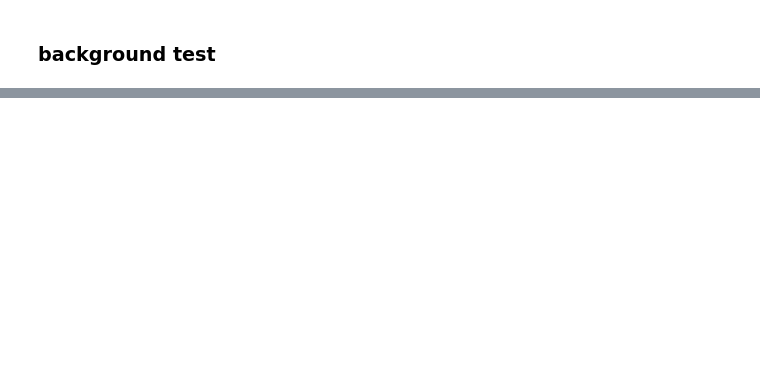
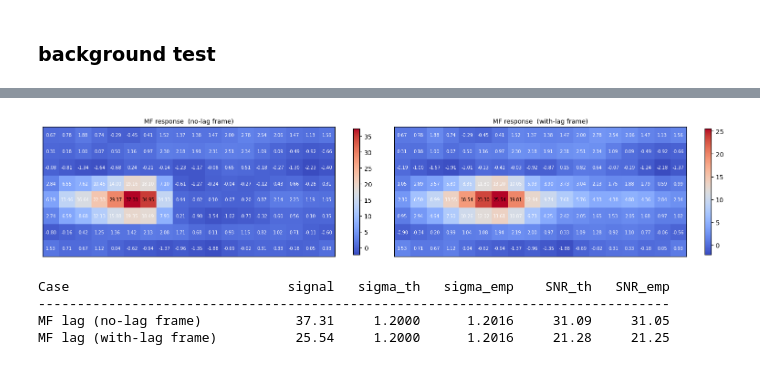
Before and after one commit to dotamh/ZP8_algo_lab, a Jupyter notebook: imagelag_filter.ipynb, the cells around one changed output, grey strips where cells are left out. Saved outputs shown, nothing was run; the diff lists cells and outputs as text; code cells hidden in the pictures; blank space fills up the shorter version.

```diff
--- a/imagelag_filter.ipynb
+++ b/imagelag_filter.ipynb
@@ -645,0 +648,35 @@ A=200  PSF peak=47.7  lag peak=12.13  mask px=16
+# %%
+# ── 应用 MF 到图像，计算 SNR ─────────────────────────────────────────────
+resp_mf_nl = flt_.matched(frame_nl - flt_.bias, tmpl_lag)
+resp_mf_wl = flt_.matched(frame_wl - flt_.bias, tmpl_lag)
+
+# ── Heatmap（局部裁剪，与 box 一致）─────────────────────────────────────
+sl_mf = (slice(CY - half, CY + half), slice(CX - half, CX + half + T // 2))
+fig, axes = plt.subplots(1, 2, figsize=(16, 4))
+annotated_heatmap(axes[0], resp_mf_nl[sl_mf], 'MF response  (no-lag frame)',   fmt='{:.2f}', fontsize=7)
+annotated_heatmap(axes[1], resp_mf_wl[sl_mf], 'MF response  (with-lag frame)', fmt='{:.2f}', fontsize=7)
+plt.tight_layout()
+plt.show()
+
+# ── SNR 表格 ──────────────────────────────────────────────────────────────
+s_mf_nl = resp_mf_nl.max()
+s_mf_wl = resp_mf_wl.max()
+sigma_mf_th     = flt_.rn
+sigma_mf_nl_emp = flt_.sigma_empirical(resp_mf_nl, CX, CY)
+sigma_mf_wl_emp = flt_.sigma_empirical(resp_mf_wl, CX, CY)
+
+hdr = f"{'Case':28s}  {'signal':>8}  {'sigma_th':>9}  {'sigma_emp':>10}  {'SNR_th':>8}  {'SNR_emp':>8}"
+print(hdr)
+print('-' * len(hdr))
+for name, s, s_emp in [
+    ('MF lag (no-lag frame)',   s_mf_nl, sigma_mf_nl_emp),
+    ('MF lag (with-lag frame)', s_mf_wl, sigma_mf_wl_emp),
+]:
+    print(f"{name:28s}  {s:8.2f}  {sigma_mf_th:9.4f}  {s_emp:10.4f}"
+          f"  {s/sigma_mf_th:8.2f}  {s/s_emp:8.2f}")
+# %% [output]
+[figure, added]
+Case                            signal   sigma_th   sigma_emp    SNR_th   SNR_emp
+---------------------------------------------------------------------------------
+MF lag (no-lag frame)            37.31     1.2000      1.2016     31.09     31.05
+MF lag (with-lag frame)          25.54     1.2000      1.2016     21.28     21.25
```
Also changed, not shown: parts of 17 cells of this notebook, 1 other file.
